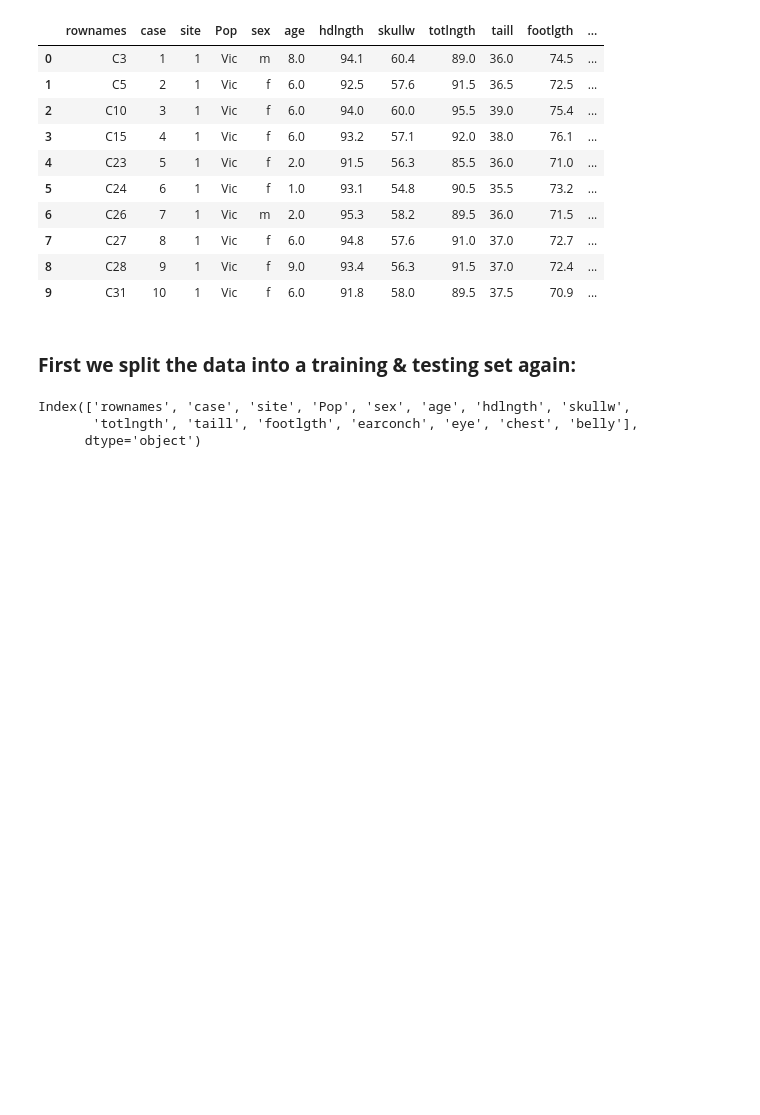
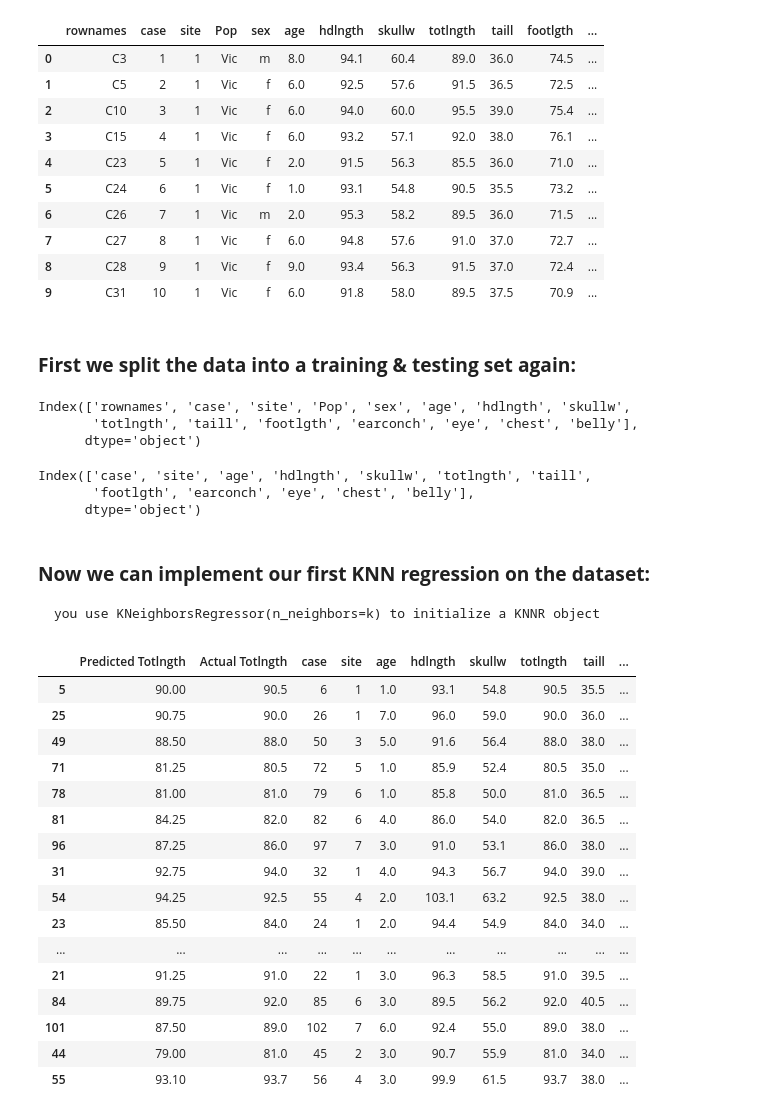
Before and after one commit to almsam/ML-playground, a Jupyter notebook: part 2 KNN regression.ipynb, the cells around one changed output. Saved outputs shown, nothing was run; the diff lists cells and outputs as text; code cells hidden in the pictures; blank space fills up the shorter version.

Commit message:
knnr implemented

```diff
--- a/part 2 KNN regression.ipynb
+++ b/part 2 KNN regression.ipynb
@@ -54,3 +54,53 @@ training_data.columns
 Index(['rownames', 'case', 'site', 'Pop', 'sex', 'age', 'hdlngth', 'skullw',
        'totlngth', 'taill', 'footlgth', 'earconch', 'eye', 'chest', 'belly'],
       dtype='object')
+# %%
+train = training_data   .drop(columns=['rownames', 'Pop', 'sex'])
+train.columns
+
+test = testing_data     .drop(columns=['rownames', 'Pop', 'sex'])
+test.columns
+# %% [output]
+Index(['case', 'site', 'age', 'hdlngth', 'skullw', 'totlngth', 'taill',
+       'footlgth', 'earconch', 'eye', 'chest', 'belly'],
+      dtype='object')
+# %% [markdown]
+### **Now we can implement our first KNN regression on the dataset:**
+
+    you use KNeighborsRegressor(n_neighbors=k) to initialize a KNNR object
+# %%
+k = 2
+knn = KNeighborsRegressor(n_neighbors=k)
+knn.fit(train, training_data['totlngth'])
+predictions = knn.predict(test)
+# %%
+# predictionsDF = pd.DataFrame({'Predicted totlngth': predictions, 'Actual totlngth': test['totlngth']})
+
+outDF = pd.DataFrame(test)
+
+outDF['Predicted Totlngth'] = predictions
+outDF['Actual Totlngth'] = outDF['totlngth']
+
+outDF.drop(columns=['totlngth'])
+
+outDF = outDF[['Predicted Totlngth', 'Actual Totlngth'] + list(outDF.columns[:-1])]
+
+outDF
+# %% [output]
+|  | Predicted Totlngth | Actual Totlngth | case | site | age | hdlngth | skullw | totlngth | taill | ... |
+| 5 | 90.00 | 90.5 | 6 | 1 | 1.0 | 93.1 | 54.8 | 90.5 | 35.5 | ... |
+| 25 | 90.75 | 90.0 | 26 | 1 | 7.0 | 96.0 | 59.0 | 90.0 | 36.0 | ... |
+| 49 | 88.50 | 88.0 | 50 | 3 | 5.0 | 91.6 | 56.4 | 88.0 | 38.0 | ... |
+| 71 | 81.25 | 80.5 | 72 | 5 | 1.0 | 85.9 | 52.4 | 80.5 | 35.0 | ... |
+| 78 | 81.00 | 81.0 | 79 | 6 | 1.0 | 85.8 | 50.0 | 81.0 | 36.5 | ... |
+| 81 | 84.25 | 82.0 | 82 | 6 | 4.0 | 86.0 | 54.0 | 82.0 | 36.5 | ... |
+| 96 | 87.25 | 86.0 | 97 | 7 | 3.0 | 91.0 | 53.1 | 86.0 | 38.0 | ... |
+| 31 | 92.75 | 94.0 | 32 | 1 | 4.0 | 94.3 | 56.7 | 94.0 | 39.0 | ... |
+| 54 | 94.25 | 92.5 | 55 | 4 | 2.0 | 103.1 | 63.2 | 92.5 | 38.0 | ... |
+| 23 | 85.50 | 84.0 | 24 | 1 | 2.0 | 94.4 | 54.9 | 84.0 | 34.0 | ... |
+| ... | ... | ... | ... | ... | ... | ... | ... | ... | ... | ... |
+| 21 | 91.25 | 91.0 | 22 | 1 | 3.0 | 96.3 | 58.5 | 91.0 | 39.5 | ... |
+| 84 | 89.75 | 92.0 | 85 | 6 | 3.0 | 89.5 | 56.2 | 92.0 | 40.5 | ... |
+| 101 | 87.50 | 89.0 | 102 | 7 | 6.0 | 92.4 | 55.0 | 89.0 | 38.0 | ... |
+| 44 | 79.00 | 81.0 | 45 | 2 | 3.0 | 90.7 | 55.9 | 81.0 | 34.0 | ... |
+| 55 | 93.10 | 93.7 | 56 | 4 | 3.0 | 99.9 | 61.5 | 93.7 | 38.0 | ... |
```
